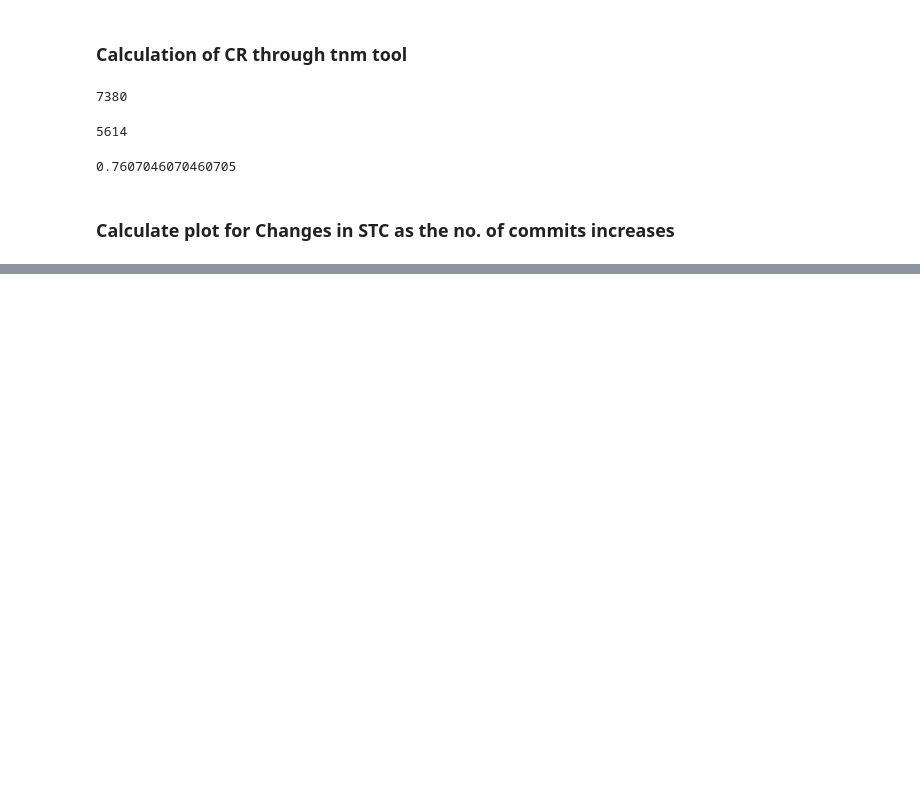
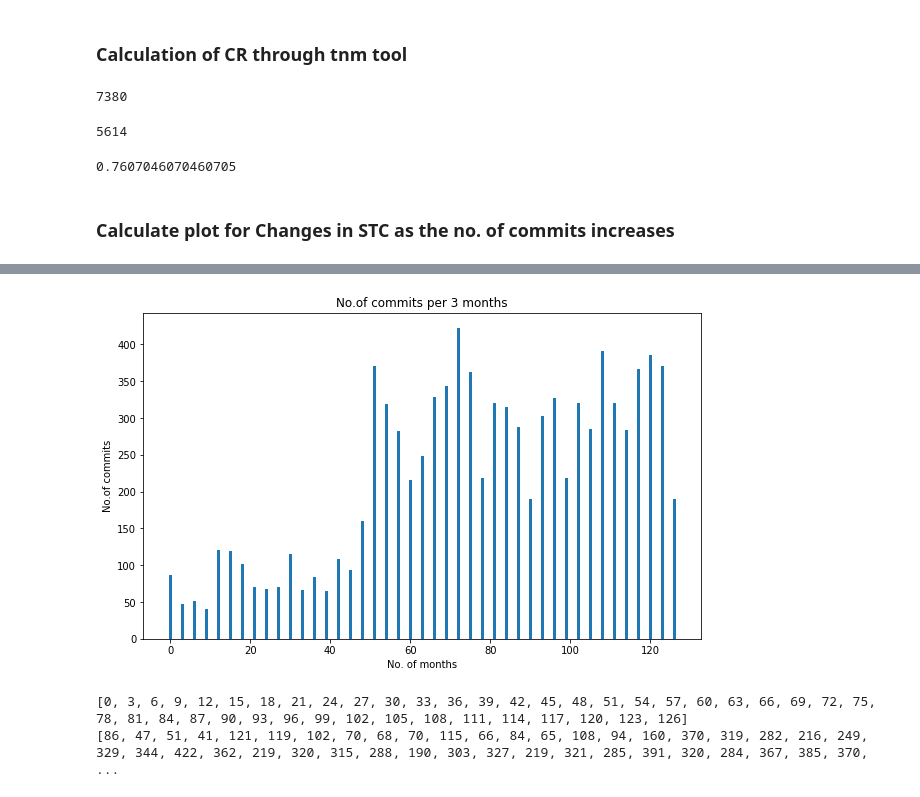
Before and after one commit to vorabrijesh/MS_SEProject, a Jupyter notebook: Calculating Congruence.ipynb, the cells around one changed output, grey strips where cells are left out. Saved outputs shown, nothing was run; the diff lists cells and outputs as text; code cells hidden in the pictures; blank space fills up the shorter version.

```diff
--- a/Calculating Congruence.ipynb
+++ b/Calculating Congruence.ipynb
@@ -266,0 +288,47 @@ plt.show()
+# %%
+from pydriller import Repository
+import datetime
+repo = 'kafka'
+url = "E:\\MS\\Qtr1\\ecs 260 se\\project\\kafka\\.git"
+commits = list(Repository(url).traverse_commits())
+no_of_commits = []
+total_commits = []
+i=0
+delta = datetime.timedelta(weeks=12)
+while i < len(commits):
+#     print(commits[i].author_date)
+    date1 = commits[i].author_date
+    j = i+1
+    while j<len(commits) and commits[j].author_date -date1 <= delta:
+        j+=1
+    if j>=len(commits):
+        break
+    date2 = commits[j].author_date
+    date3 = commits[j-1].author_date
+#     print(date2 -date1)
+#     print(date3-date1)
+#     print('j:',j - i)
+    no_of_commits.append(j-i)
+    total_commits.append(j)
+    i = j+1
+# %%
+import matplotlib.pyplot as plt
+x_axis = [0]
+for i in range(1, len(no_of_commits)):
+    x_axis.append(x_axis[i-1] + 3)
+
+
+plt.figure(figsize =(10,6))
+plt.bar(x_axis, no_of_commits)
+plt.xlabel("No. of months")
+plt.ylabel("No.of commits")
+plt.title("No.of commits per 3 months")
+plt.savefig(repo+'1.png')
+plt.show()
+
+print(x_axis)
+print(no_of_commits)
+# %% [output]
+[figure, added]
+[0, 3, 6, 9, 12, 15, 18, 21, 24, 27, 30, 33, 36, 39, 42, 45, 48, 51, 54, 57, 60, 63, 66, 69, 72, 75, 78, 81, 84, 87, 90, 93, 96, 99, 102, 105, 108, 111, 114, 117, 120, 123, 126]
+[86, 47, 51, 41, 121, 119, 102, 70, 68, 70, 115, 66, 84, 65, 108, 94, 160, 370, 319, 282, 216, 249, 329, 344, 422, 362, 219, 320, 315, 288, 190, 303, 327, 219, 321, 285, 391, 320, 284, 367, 385, 370,  ...
```
Also changed, not shown: parts of 3 cells of this notebook, 3 other files.
